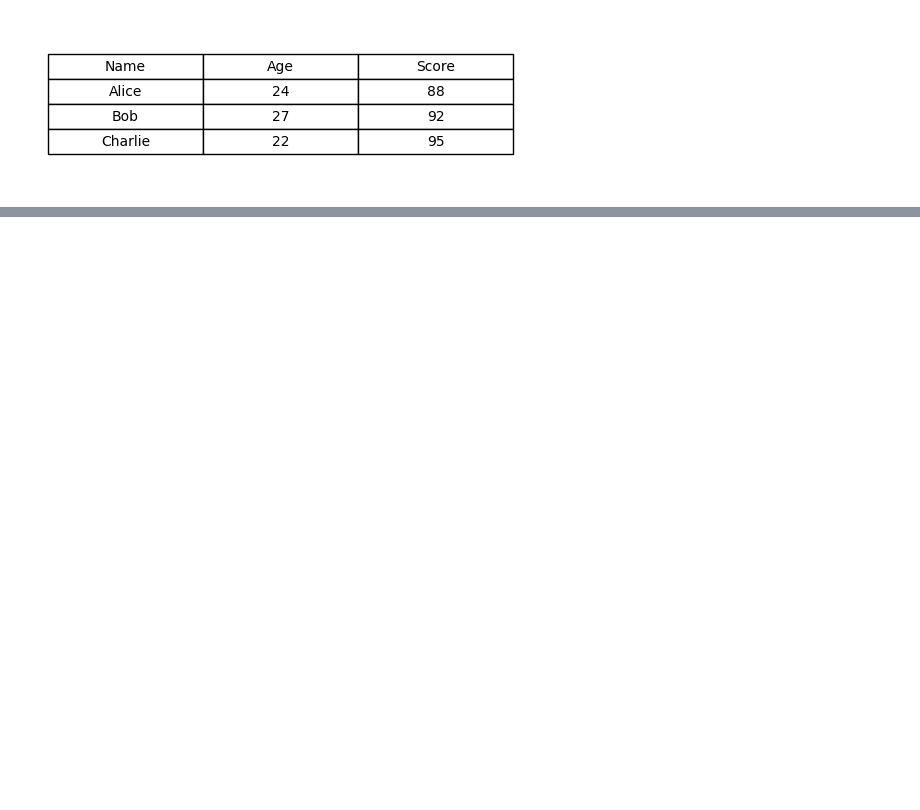
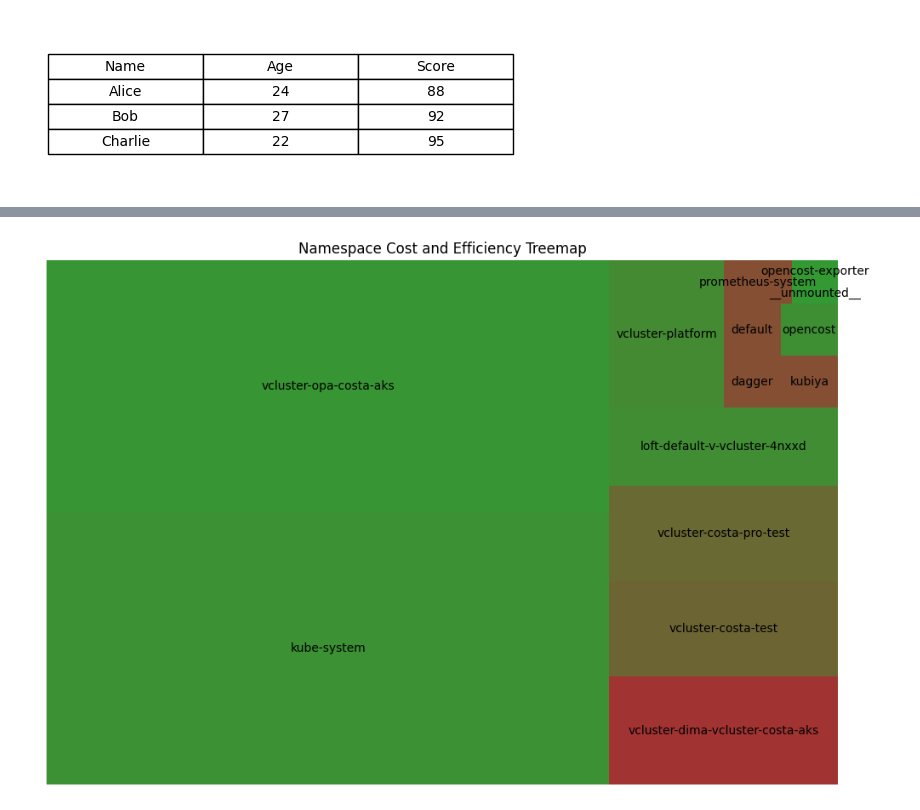
Before and after one commit to michaelkubi/costs-optimizations, a Jupyter notebook: graph.ipynb, the cells around one changed output, grey strips where cells are left out. Saved outputs shown, nothing was run; the diff lists cells and outputs as text; code cells hidden in the pictures; blank space fills up the shorter version.

```diff
--- a/graph.ipynb
+++ b/graph.ipynb
@@ -39,0 +111,59 @@ ModuleNotFoundError: No module named 'squarify'
+# %%
+import pandas as pd
+import squarify
+import matplotlib.pyplot as plt
+import matplotlib.colors as mcolors
+
+# JSON data
+json_data = {
+    'kube-system': {'cpuEfficiency': '4.40%', 'ramEfficiency': '72.68%', 'totalEfficiency': '10.50%', 'totalCost': '$1.55'},
+    'vcluster-opa-costa-aks': {'cpuEfficiency': '1.99%', 'ramEfficiency': '46.36%', 'totalEfficiency': '4.82%', 'totalCost': '$1.43'},
+    'vcluster-dima-vcluster-costa-aks': {'cpuEfficiency': '12.39%', 'ramEfficiency': '575.44%', 'totalEfficiency': '137.02%', 'totalCost': '$0.25'},
+    'vcluster-costa-test': {'cpuEfficiency': '18.00%', 'ramEfficiency': '366.14%', 'totalEfficiency': '71.74%', 'totalCost': '$0.22'},
+    'vcluster-costa-pro-test': {'cpuEfficiency': '17.24%', 'ramEfficiency': '344.50%', 'totalEfficiency': '65.71%', 'totalCost': '$0.22'},
+    'loft-default-v-vcluster-4nxxd': {'cpuEfficiency': '7.84%', 'ramEfficiency': '133.94%', 'totalEfficiency': '16.58%', 'totalCost': '$0.18'},
+    'vcluster-platform': {'cpuEfficiency': '8.08%', 'ramEfficiency': '163.24%', 'totalEfficiency': '20.31%', 'totalCost': '$0.17'},
+    'dagger': {'cpuEfficiency': '100.00%', 'ramEfficiency': '100.00%', 'totalEfficiency': '100.00%', 'totalCost': '$0.03'},
+    'kubiya': {'cpuEfficiency': '100.00%', 'ramEfficiency': '100.00%', 'totalEfficiency': '100.00%', 'totalCost': '$0.03'},
+    'default': {'cpuEfficiency': '100.00%', 'ramEfficiency': '100.00%', 'totalEfficiency': '100.00%', 'totalCost': '$0.03'},
+    'opencost': {'cpuEfficiency': '2.66%', 'ramEfficiency': '54.69%', 'totalEfficiency': '14.22%', 'totalCost': '$0.03'},
+    'prometheus-system': {'cpuEfficiency': '100.00%', 'ramEfficiency': '100.00%', 'totalEfficiency': '100.00%', 'totalCost': '$0.03'},
+    '__unmounted__': {'cpuEfficiency': '0.00%', 'ramEfficiency': '0.00%', 'totalEfficiency': '0.00%', 'totalCost': '$0.01'},
+    'opencost-exporter': {'cpuEfficiency': '0.00%', 'ramEfficiency': '0.00%', 'totalEfficiency': '0.00%', 'totalCost': '$0.01'}
+}
+
+# Convert JSON to DataFrame
+df = pd.DataFrame.from_dict(json_data, orient='index')
+
+# Remove percentage and dollar signs, and convert to numeric
+df['cpuEfficiency'] = df['cpuEfficiency'].str.replace('%', '').astype(float)
+df['ramEfficiency'] = df['ramEfficiency'].str.replace('%', '').astype(float)
+df['totalEfficiency'] = df['totalEfficiency'].str.replace('%', '').astype(float)
+df['totalCost'] = df['totalCost'].str.replace('$', '').astype(float)
+
+# Create a green-to-dark-red colormap
+cmap = mcolors.LinearSegmentedColormap.from_list("green_red", ["green", "darkred"])
+
+# Normalize based on totalEfficiency values
+norm = plt.Normalize(df['totalEfficiency'].min(), df['totalEfficiency'].max())
+colors = cmap(norm(df['totalEfficiency']))
+
+# Create the treemap
+plt.figure(figsize=(12, 8))
+squarify.plot(sizes=df['totalCost'], label=df.index, color=colors, alpha=.8)
+
+# Create a ScalarMappable for color bar
+# sm = mcolors.ScalarMappable(cmap=cmap, norm=norm)
+# sm.set_array([])
+# plt.colorbar(sm, label="Total Efficiency (%)")
+#
+plt.axis('off')
+plt.title('Namespace Cost and Efficiency Treemap')
+#
+# # Save the plot as an image
+plt.savefig("namespace_treemap.png", format="png", dpi=300, bbox_inches="tight")
+#
+# # Show the plot
+plt.show()
+# %% [output]
+[figure, added]
```
Also changed, not shown: parts of 5 cells of this notebook, 4 other files.
